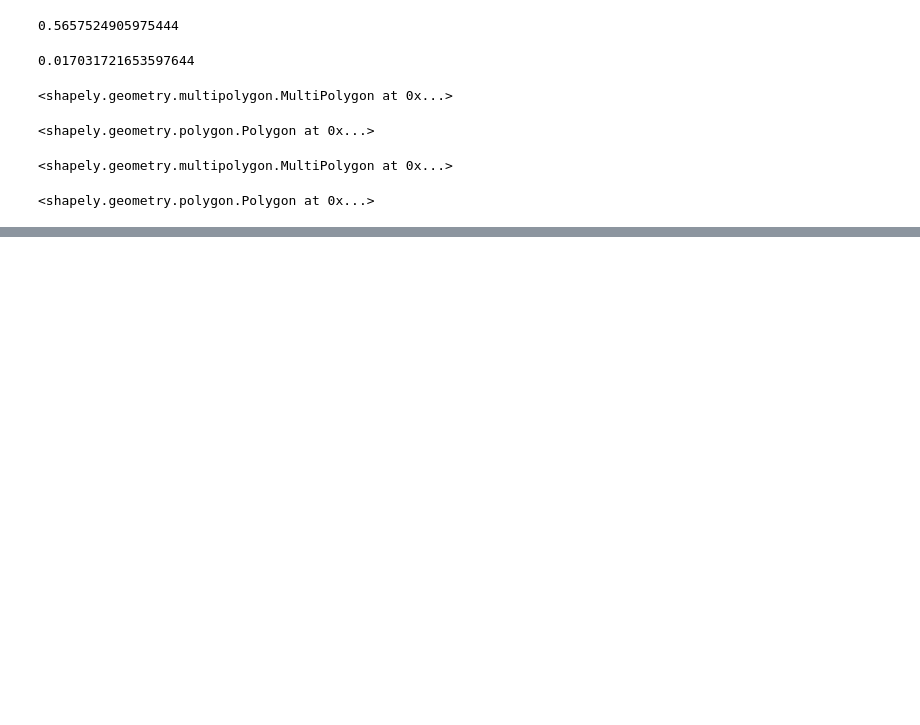
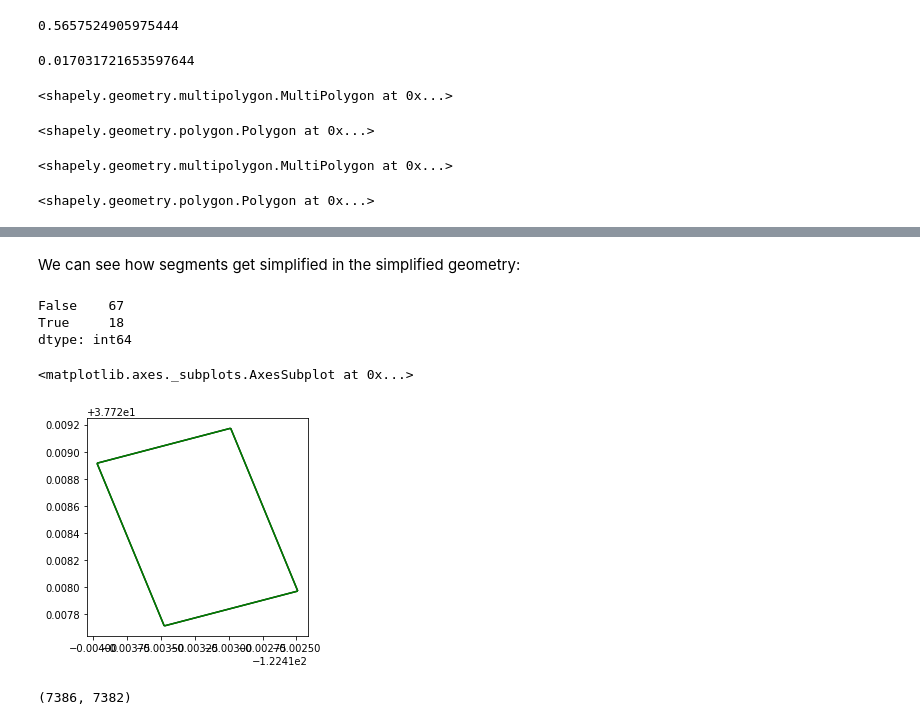
Before and after one commit to ResidentMario/trash-talk, a Jupyter notebook: notebooks/preprocessing.ipynb, the cells around one changed output, grey strips where cells are left out. Cells and saved outputs as stored; diff of their text form; code cells hidden in the pictures; blank space fills up the shorter version.

```diff
--- a/notebooks/preprocessing.ipynb
+++ b/notebooks/preprocessing.ipynb
@@ -358,0 +548,15 @@ ipdb> q
+# %% [markdown]
+We can see how segments get simplified in the simplified geometry:
+# %%
+(blockfaces_for_block(blocks.iloc[7061]).geometry == blockfaces_for_block(blocks.iloc[7061]).simplified_geometry)\
+    .value_counts()
+# %% [output]
+False    67
+True     18
+dtype: int64
+# %%
+ax = out.plot(color='black')
+out.set_geometry('simplified_geometry').plot(ax=ax, color='green')
+# %% [output]
+<matplotlib.axes._subplots.AxesSubplot at 0x...>
+[figure, added]
@@ -358,0 +568,4 @@ ipdb> q
+# %%
+len(blocks), len(drop_noncontiguous_blocks(blocks))
+# %% [output]
+(7386, 7382)
```
Also changed, not shown: parts of 104 cells of this notebook, 6 other files.
